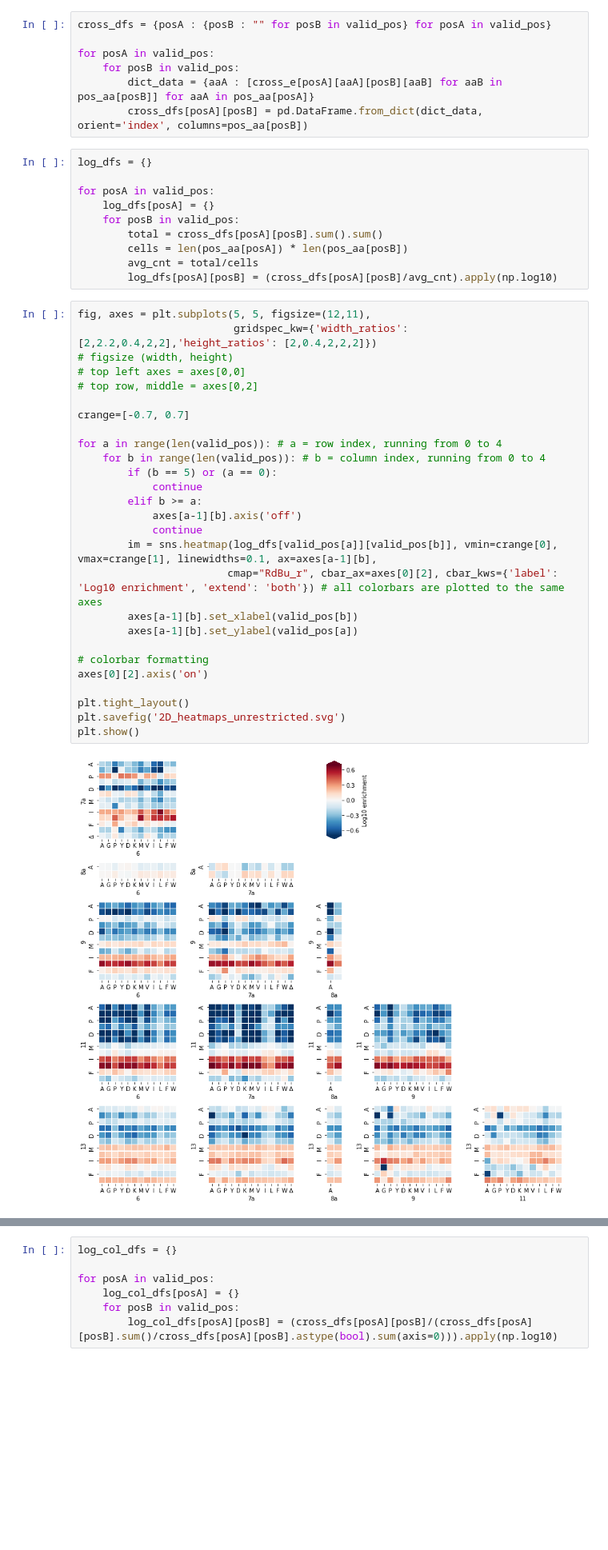
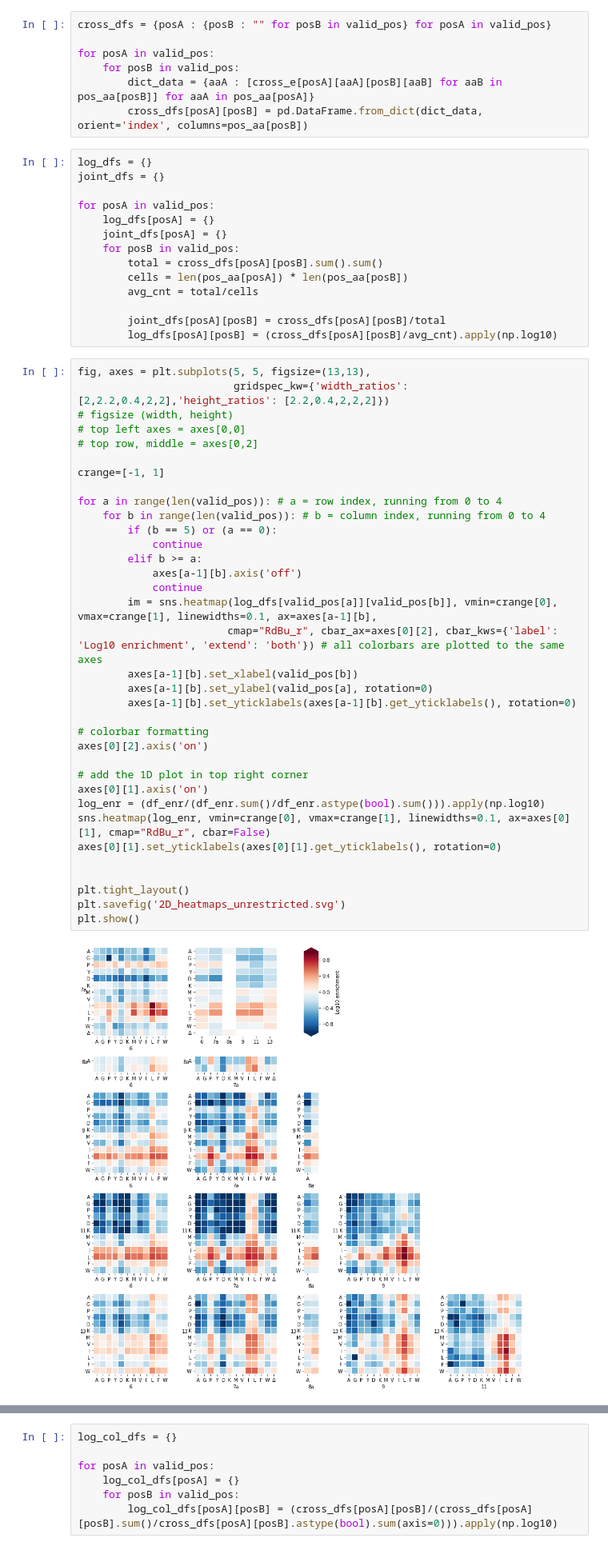
Before and after one commit to MayaPetek/InDelScanner, a Jupyter notebook: Results_Remkes/Heatmaps.ipynb, the cells around one changed output, grey strips where cells are left out. Shown: that part at 80% size. Cells and saved outputs as stored; diff of their text form; blank space fills up the shorter version.

Commit message:
Epistasis heatmaps

```diff
--- a/Results_Remkes/Heatmaps.ipynb
+++ b/Results_Remkes/Heatmaps.ipynb
@@ -223,40 +218,52 @@ for posA in valid_pos:
         cross_dfs[posA][posB] = pd.DataFrame.from_dict(dict_data, orient='index', columns=pos_aa[posB])
 # %%
 log_dfs = {}
+joint_dfs = {}
 
 for posA in valid_pos:
     log_dfs[posA] = {}
+    joint_dfs[posA] = {}
     for posB in valid_pos:
         total = cross_dfs[posA][posB].sum().sum()
         cells = len(pos_aa[posA]) * len(pos_aa[posB])
         avg_cnt = total/cells
+
+        joint_dfs[posA][posB] = cross_dfs[posA][posB]/total
         log_dfs[posA][posB] = (cross_dfs[posA][posB]/avg_cnt).apply(np.log10)
 # %%
-fig, axes = plt.subplots(5, 5, figsize=(12,11),
-                         gridspec_kw={'width_ratios': [2,2.2,0.4,2,2],'height_ratios': [2,0.4,2,2,2]})
+fig, axes = plt.subplots(5, 5, figsize=(13,13),
+                         gridspec_kw={'width_ratios': [2,2.2,0.4,2,2],'height_ratios': [2.2,0.4,2,2,2]})
 # figsize (width, height)
 # top left axes = axes[0,0]
 # top row, middle = axes[0,2]
 
-crange=[-0.7, 0.7]
+crange=[-1, 1]
 
 for a in range(len(valid_pos)): # a = row index, running from 0 to 4
     for b in range(len(valid_pos)): # b = column index, running from 0 to 4
         if (b == 5) or (a == 0):
             continue
         elif b >= a:
             axes[a-1][b].axis('off')
             continue
         im = sns.heatmap(log_dfs[valid_pos[a]][valid_pos[b]], vmin=crange[0], vmax=crange[1], linewidths=0.1, ax=axes[a-1][b],
                         cmap="RdBu_r", cbar_ax=axes[0][2], cbar_kws={'label': 'Log10 enrichment', 'extend': 'both'}) # all colorbars are plotted to the same axes
         axes[a-1][b].set_xlabel(valid_pos[b])
-        axes[a-1][b].set_ylabel(valid_pos[a])
+        axes[a-1][b].set_ylabel(valid_pos[a], rotation=0)
+        axes[a-1][b].set_yticklabels(axes[a-1][b].get_yticklabels(), rotation=0)
 
 # colorbar formatting
 axes[0][2].axis('on')
 
+# add the 1D plot in top right corner
+axes[0][1].axis('on')
+log_enr = (df_enr/(df_enr.sum()/df_enr.astype(bool).sum())).apply(np.log10)
+sns.heatmap(log_enr, vmin=crange[0], vmax=crange[1], linewidths=0.1, ax=axes[0][1], cmap="RdBu_r", cbar=False)
+axes[0][1].set_yticklabels(axes[0][1].get_yticklabels(), rotation=0)
+
+
 plt.tight_layout()
 plt.savefig('2D_heatmaps_unrestricted.svg')
 plt.show()
 # %% [output]
-[figure, old version]
+[figure, new version]
```
Also changed, not shown: parts of 13 cells of this notebook.
